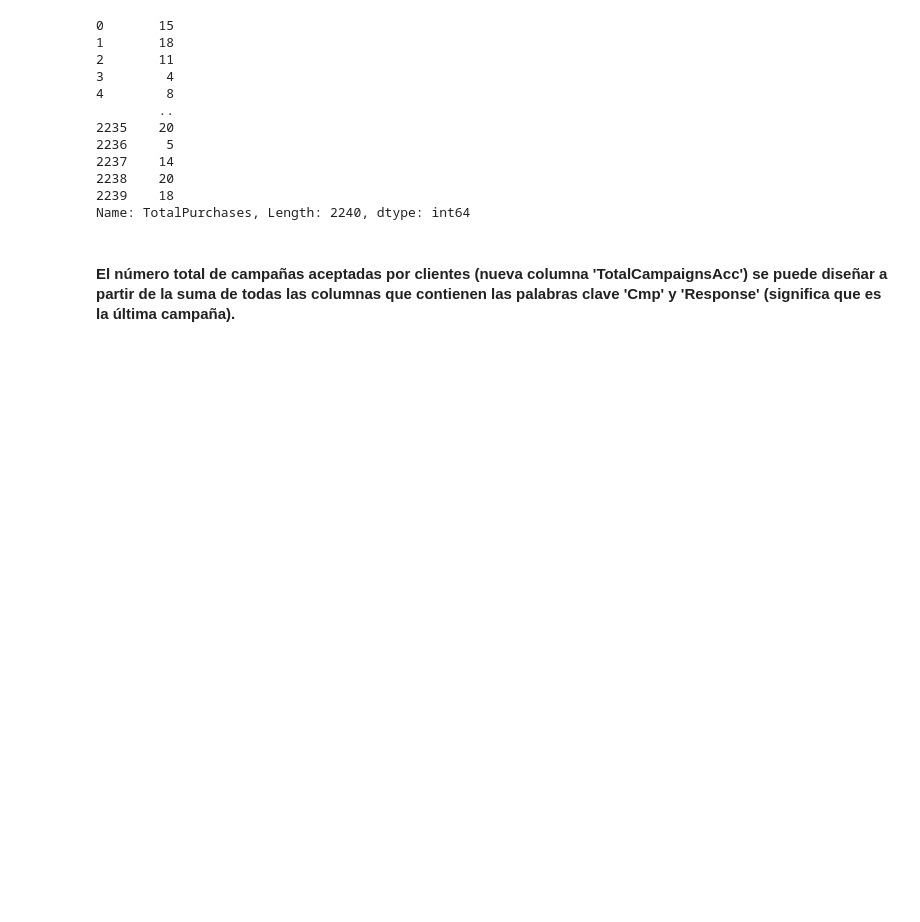
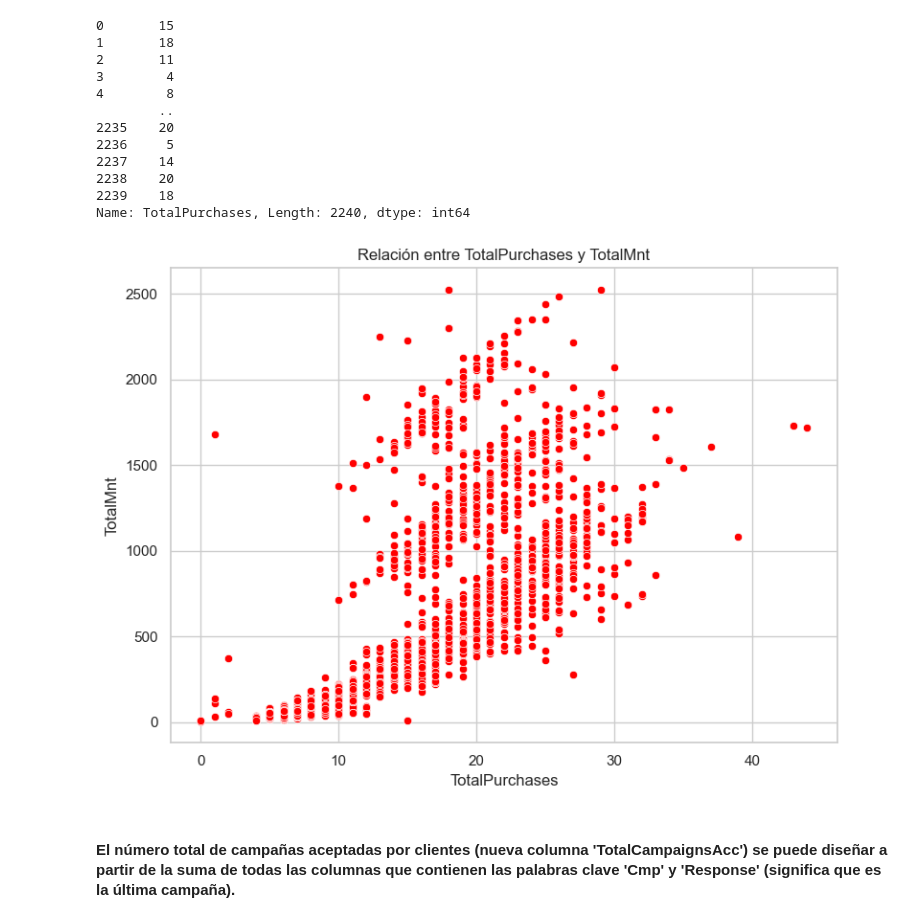
Before and after one commit to JaimeVecina/Ejercicio_2_proyecto, a Jupyter notebook: Ejercicio_Datos_Marketing.ipynb, the cells around one changed output. Saved outputs shown, nothing was run; the diff lists cells and outputs as text; code cells hidden in the pictures; blank space fills up the shorter version.

```diff
--- a/Ejercicio_Datos_Marketing.ipynb
+++ b/Ejercicio_Datos_Marketing.ipynb
@@ -456,6 +476,17 @@ df['TotalPurchases']
 2238    20
 2239    18
 Name: TotalPurchases, Length: 2240, dtype: int64
+# %%
+plt.figure(figsize=(8, 6))
+
+sns.scatterplot(data=df, x='TotalPurchases', y='TotalMnt', color='red')
+plt.title('Relación entre TotalPurchases y TotalMnt')
+plt.xlabel('TotalPurchases')
+plt.ylabel('TotalMnt')
+plt.tight_layout()
+plt.show()
+# %% [output]
+[figure, added]
 # %% [markdown]
 #### El número total de campañas aceptadas por clientes (nueva columna 'TotalCampaignsAcc') se puede diseñar a partir de la suma de todas las columnas que contienen las palabras clave 'Cmp' y 'Response' (significa que es la última campaña).
 # %%
```
Also changed, not shown: parts of 3 cells of this notebook.
